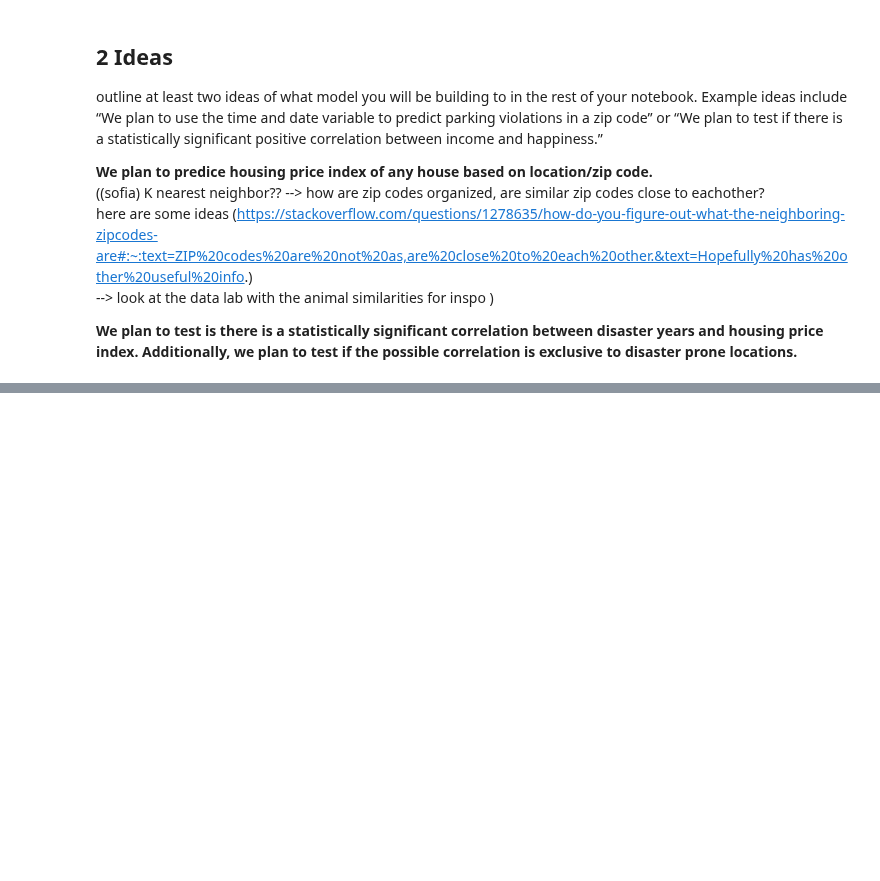
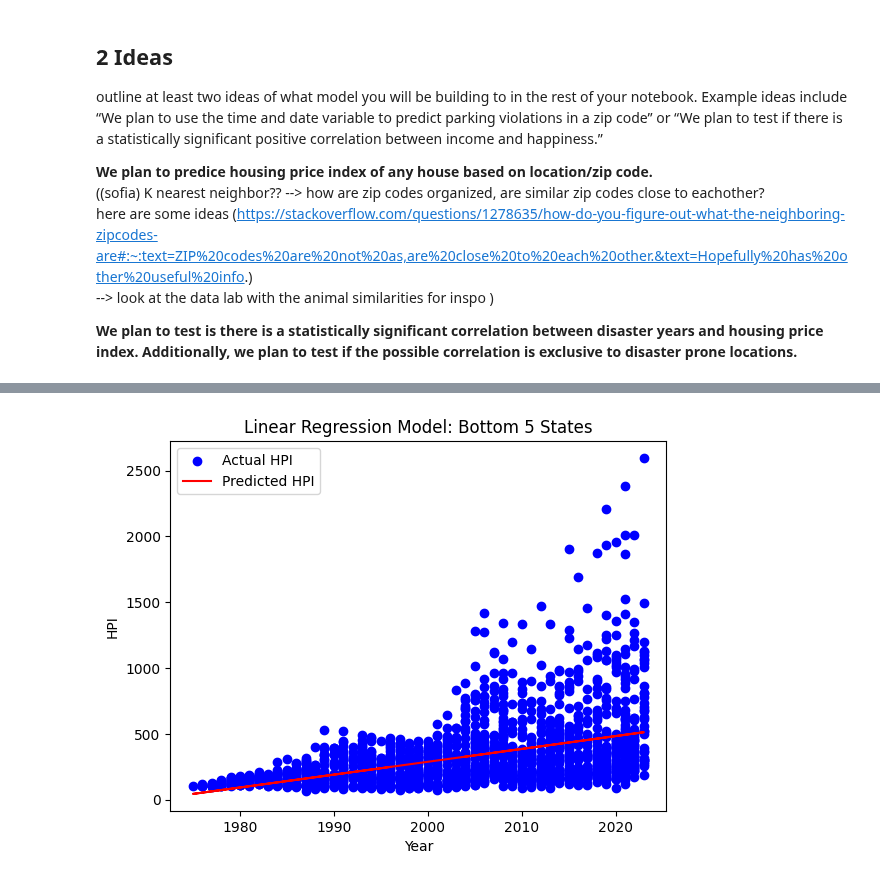
Before and after one commit to sofiadellarosa/FinalProjectDS, a Jupyter notebook: DSproject.ipynb, the cells around one changed output, grey strips where cells are left out. Drawn from its saved outputs; the diff is of its cells as text; code cells hidden in the pictures; blank space fills up the shorter version.

```diff
--- a/DSproject.ipynb
+++ b/DSproject.ipynb
@@ -799,0 +840,30 @@ The difference (24 points) is not extreme but is consistent with the idea that y
+# %%
+low_states_list = low_states.tolist()  # Convert Index to list
+hpi_low = hpi_df[hpi_df['state_id'].isin(low_states_list)]  # Filter by states
+# %%
+'''linear regression model for HPI and year for just the bottom 5 disaster states'''
+# Prepare the data
+X2 = hpi_low[['Year']]  # Features (Year)
+y2 = hpi_low['HPI']      # Target variable (HPI)
+
+# Split data into training and testing sets
+X_train2, X_test2, y_train2, y_test2 = train_test_split(X2, y2, test_size=0.2, random_state=7)
+
+# Create and train the linear regression model
+model_2 = LinearRegression()
+model_2.fit(X_train2, y_train2)
+
+# Make predictions on the test set
+y_pred2 = model_2.predict(X_test2)
+
+# Evaluate the model
+mse_2 = mean_squared_error(y_test2, y_pred2)
+r2_2 = r2_score(y_test2, y_pred2)
+
+print(f"Mean Squared Error: {mse_2}")
+print(f"R-squared: {r2_2}")
+
+# Example prediction
+new_year = [[2024]]  # Example: predict HPI for the year 2024
+predicted_hpi_2 = model_2.predict(new_year)
+print(f"Predicted HPI in low disaster states for 2024: {predicted_hpi_2[0]}")
@@ -799,0 +886,10 @@ The difference (24 points) is not extreme but is consistent with the idea that y
+# %%
+plt.scatter(X_test2, y_test2, color='blue', label='Actual HPI')
+plt.plot(X_test2, y_pred2, color='red', label='Predicted HPI')
+plt.xlabel('Year')
+plt.ylabel('HPI')
+plt.title('Linear Regression Model: Bottom 5 States')
+plt.legend()
+plt.show()
+# %% [output]
+[figure, added]
```
Also changed, not shown: parts of 5 cells of this notebook.
